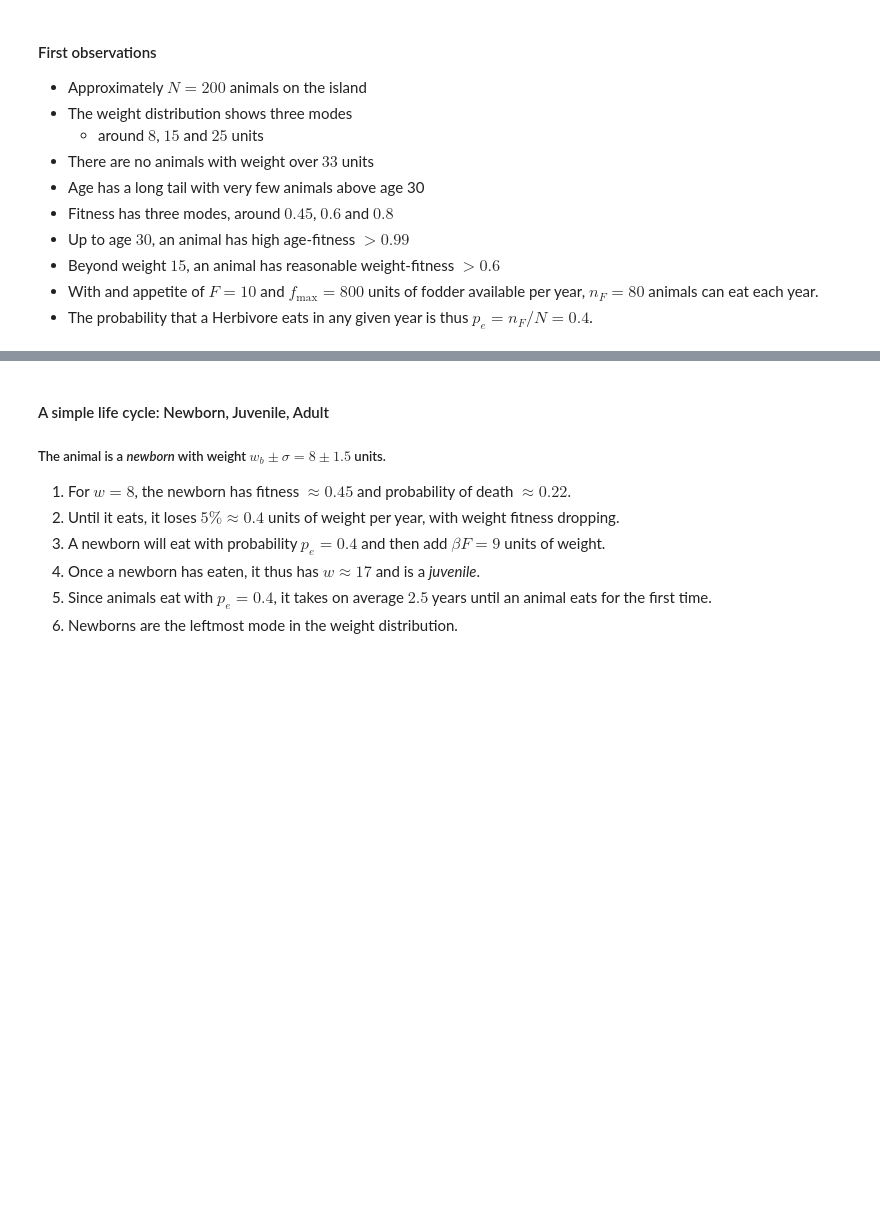
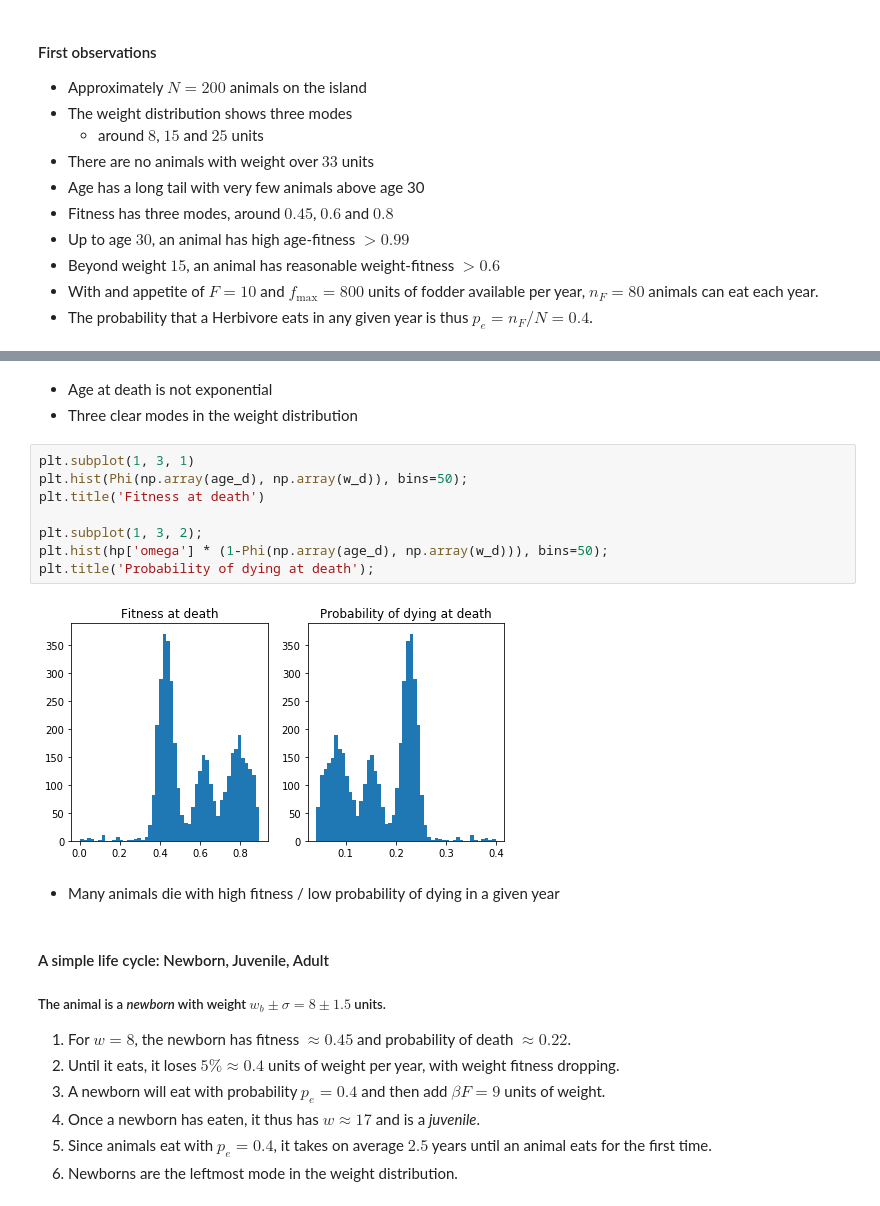
Before and after one commit to heplesser/nmbu_inf200_june2020, a Jupyter notebook: lectures/INF200_H19_J06_ModelDynamics.ipynb, the cells around one changed output, grey strips where cells are left out. Saved outputs shown, nothing was run; the diff lists cells and outputs as text; blank space fills up the shorter version.

```diff
--- a/lectures/INF200_H19_J06_ModelDynamics.ipynb
+++ b/lectures/INF200_H19_J06_ModelDynamics.ipynb
@@ -419,3 +548,18 @@ We would like to understand better why we observe this behavior, especially the
+# %% [markdown]
+- Age at death is not exponential
+- Three clear modes in the weight distribution
+# %%
+plt.subplot(1, 3, 1)
+plt.hist(Phi(np.array(age_d), np.array(w_d)), bins=50);
+plt.title('Fitness at death')
+
+plt.subplot(1, 3, 2);
+plt.hist(hp['omega'] * (1-Phi(np.array(age_d), np.array(w_d))), bins=50);
+plt.title('Probability of dying at death');
+# %% [output]
+[figure, added]
+# %% [markdown]
+- Many animals die with high fitness / low probability of dying in a given year
 # %% [markdown]
 #### A simple life cycle: Newborn, Juvenile, Adult
 
```
Also changed, not shown: parts of 38 cells of this notebook, 1 other file.
